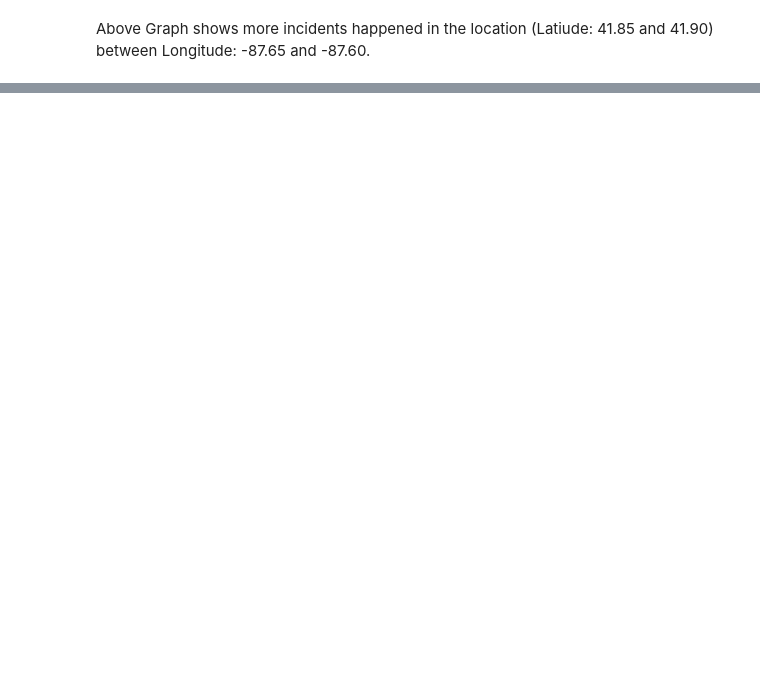
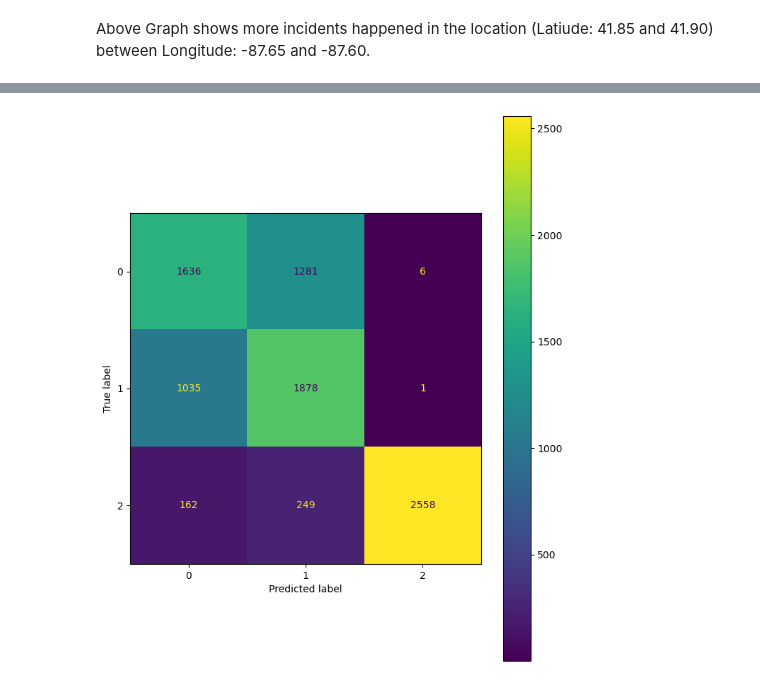
Before and after one commit to Lotus-baumgarner/CarCrash_Phase4, a Jupyter notebook: Chicago_Car_Crashes.ipynb, the cells around one changed output, grey strips where cells are left out. Saved outputs shown, nothing was run; the diff lists cells and outputs as text; code cells hidden in the pictures; blank space fills up the shorter version.

```diff
--- a/Chicago_Car_Crashes.ipynb
+++ b/Chicago_Car_Crashes.ipynb
@@ -1212,0 +655,8 @@ tensor_crash_model.add(Dense(10, activation = 'sigmoid'))
+# %%
+# Fit the pipeline to the training data
+pipeline_rf.fit(X_train, y_train)
+
+# Predict on the test set
+y_pred2 = pipeline_rf.predict(X_test)
+
+print(classification_report(y_test, y_pred2))
@@ -1212,0 +675,5 @@ tensor_crash_model.add(Dense(10, activation = 'sigmoid'))
+# %%
+# Create a preprocessing and modeling pipeline with Random Forest
+pipeline_xg = Pipeline(steps=[('preprocessor', ct),
+                              ('model', XGBClassifier(n_estimators=50, max_depth = 3, objective = 'binary:logistic', random_state=42))])
+pipeline_xg
@@ -1212,0 +698,17 @@ tensor_crash_model.add(Dense(10, activation = 'sigmoid'))
+# %%
+# Initialized the LabelEncoder
+le = LabelEncoder()
+
+# Fitted and transformed the training labels to encode
+y_train_encoded = le.fit_transform(y_train)
+
+# Transformed the test labels to encode
+y_test_encoded = le.transform(y_test)
+# %%
+# Fit the pipeline to the training data
+pipeline_xg.fit(X_train, y_train_encoded)
+
+# Predict on the test set
+y_pred2 = pipeline_xg.predict(X_test)
+
+print(classification_report(y_test_encoded, y_pred2))
@@ -1212,0 +725,4 @@ tensor_crash_model.add(Dense(10, activation = 'sigmoid'))
+# %%
+ConfusionMatrixDisplay.from_estimator(pipeline_xg, X_test, y_test_encoded);
+# %% [output]
+[figure, added]
```
Also changed, not shown: parts of 127 cells of this notebook, 4 other files.
